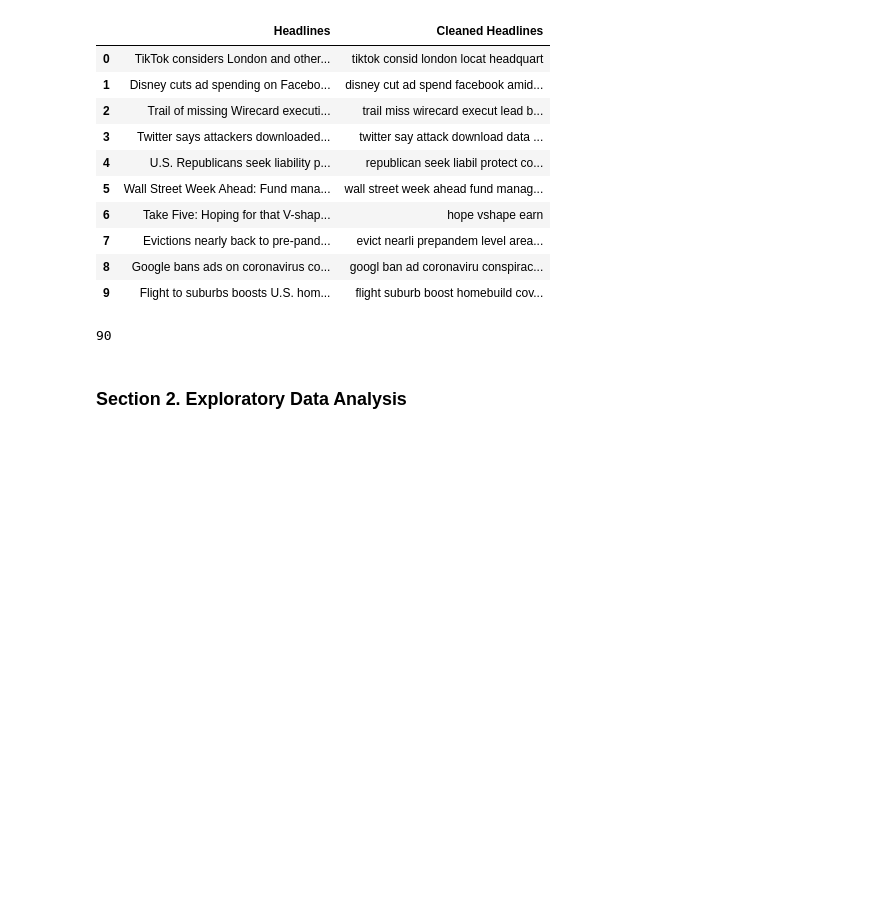
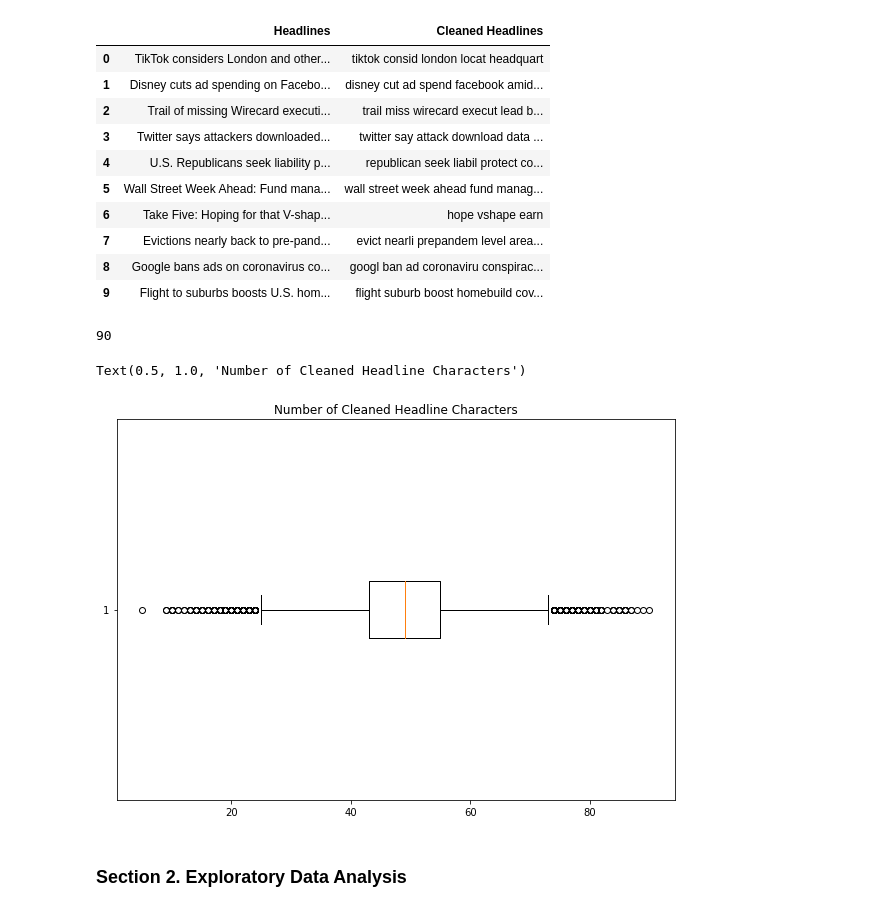
Before and after one commit to j990345/News-To-Stock-Markets, a Jupyter notebook: Notebooks/News-To-Stock-Market.ipynb, the cells around one changed output. Saved outputs shown, nothing was run; the diff lists cells and outputs as text; code cells hidden in the pictures; blank space fills up the shorter version.

```diff
--- a/Notebooks/News-To-Stock-Market.ipynb
+++ b/Notebooks/News-To-Stock-Market.ipynb
@@ -142,4 +188,12 @@ df['Length']= df['Cleaned Headlines'].str.len()
 df['Length'].max()
 # %% [output]
 90
+# %%
+fig1 = plt.figure(1, figsize=(10, 7))
+ax1 = fig1.add_subplot(111)
+bp1 = ax1.boxplot(df['Length'], vert=False)
+ax1.set_title('Number of Cleaned Headline Characters')
+# %% [output]
+Text(0.5, 1.0, 'Number of Cleaned Headline Characters')
+[figure, added]
 # %%
```
Also changed, not shown: parts of 11 cells of this notebook, 1 other file.
